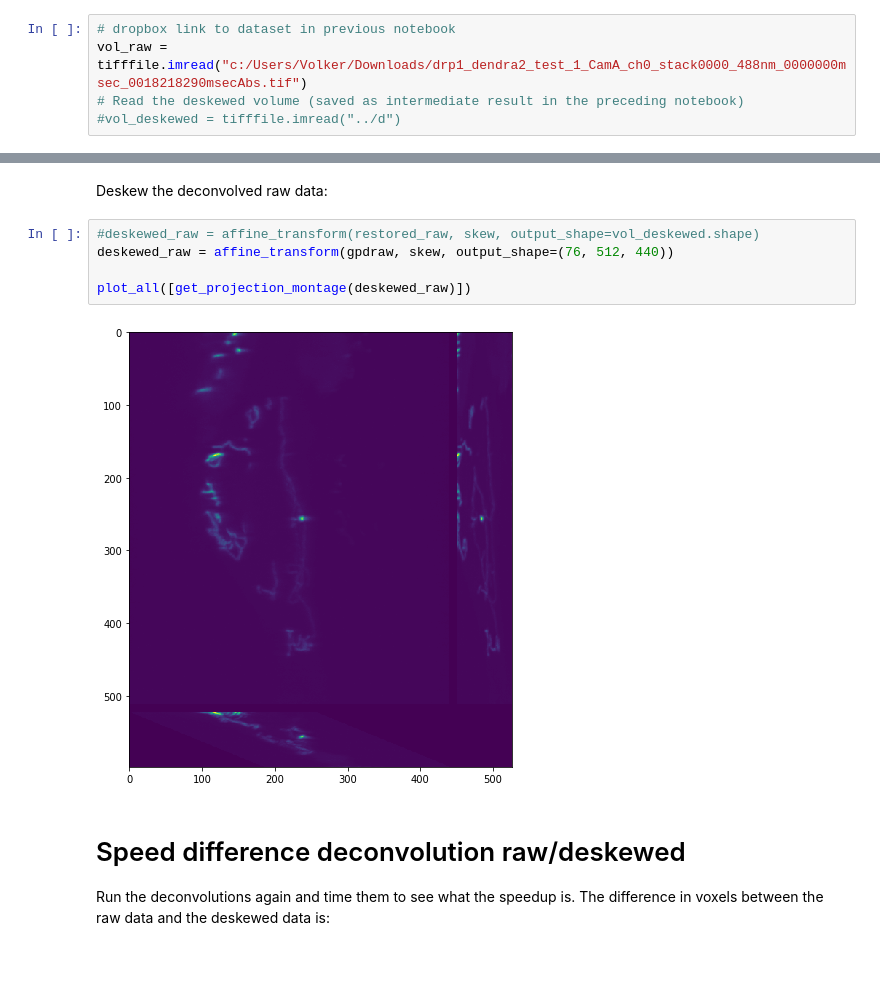
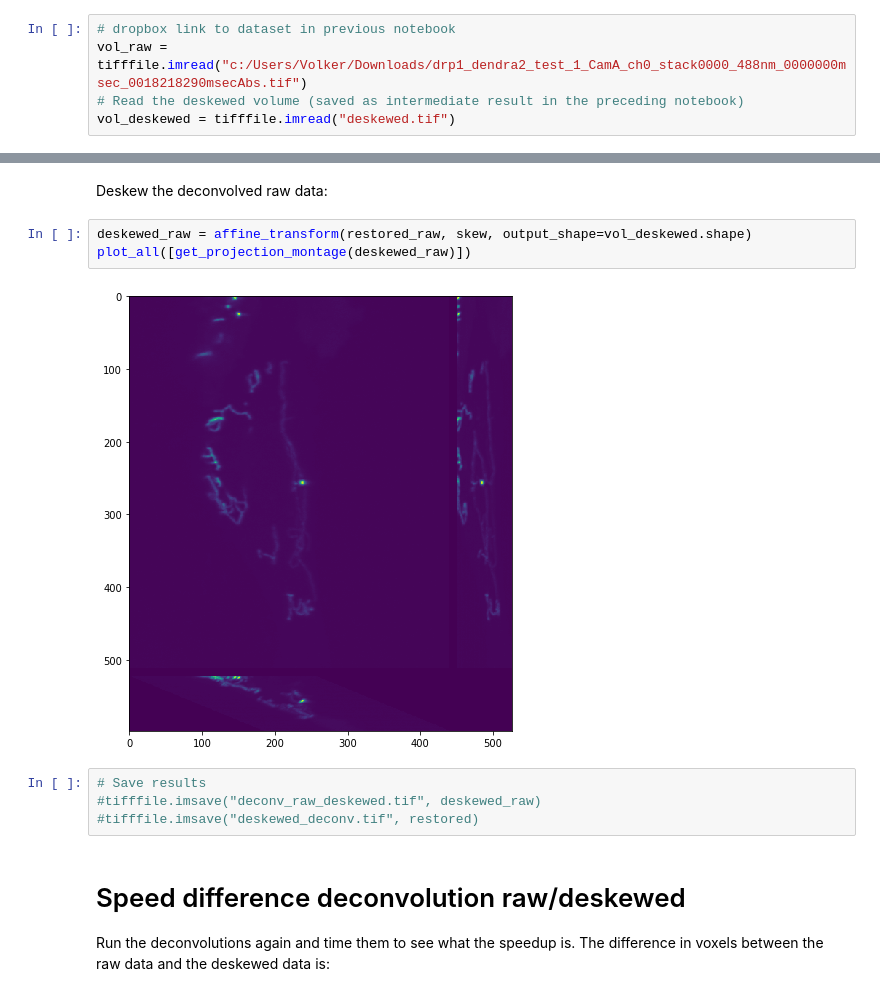
Before and after one commit to VolkerH/Lattice_Lightsheet_Deskew_Deconv, a Jupyter notebook: examples/01_Lattice_Light_Sheet_Deconvolution.ipynb, the cells around one changed output, grey strips where cells are left out. Cells and saved outputs as stored; diff of their text form; blank space fills up the shorter version.

```diff
--- a/examples/01_Lattice_Light_Sheet_Deconvolution.ipynb
+++ b/examples/01_Lattice_Light_Sheet_Deconvolution.ipynb
@@ -91,7 +91,7 @@ plot_all([get_projection_montage(psf)])
 # dropbox link to dataset in previous notebook
 vol_raw = tifffile.imread("c:/Users/Volker/Downloads/drp1_dendra2_test_1_CamA_ch0_stack0000_488nm_0000000msec_0018218290msecAbs.tif")
 # Read the deskewed volume (saved as intermediate result in the preceding notebook)
-#vol_deskewed = tifffile.imread("../d")
+vol_deskewed = tifffile.imread("deskewed.tif")
 # %% [markdown]
 ## Parameters
 
@@ -303,12 +296,14 @@ plot_all([get_projection_montage(restored_raw)])
 # %% [markdown]
 Deskew the deconvolved raw data:
 # %%
-#deskewed_raw = affine_transform(restored_raw, skew, output_shape=vol_deskewed.shape)
-deskewed_raw = affine_transform(gpdraw, skew, output_shape=(76, 512, 440))
-
+deskewed_raw = affine_transform(restored_raw, skew, output_shape=vol_deskewed.shape)
 plot_all([get_projection_montage(deskewed_raw)])
 # %% [output]
-[figure, old version]
+[figure, new version]
+# %%
+# Save results
+#tifffile.imsave("deconv_raw_deskewed.tif", deskewed_raw)
+#tifffile.imsave("deskewed_deconv.tif", restored)
 # %% [markdown]
 # Speed difference deconvolution raw/deskewed
 
```
Also changed, not shown: parts of 7 cells of this notebook, 2 other files.
